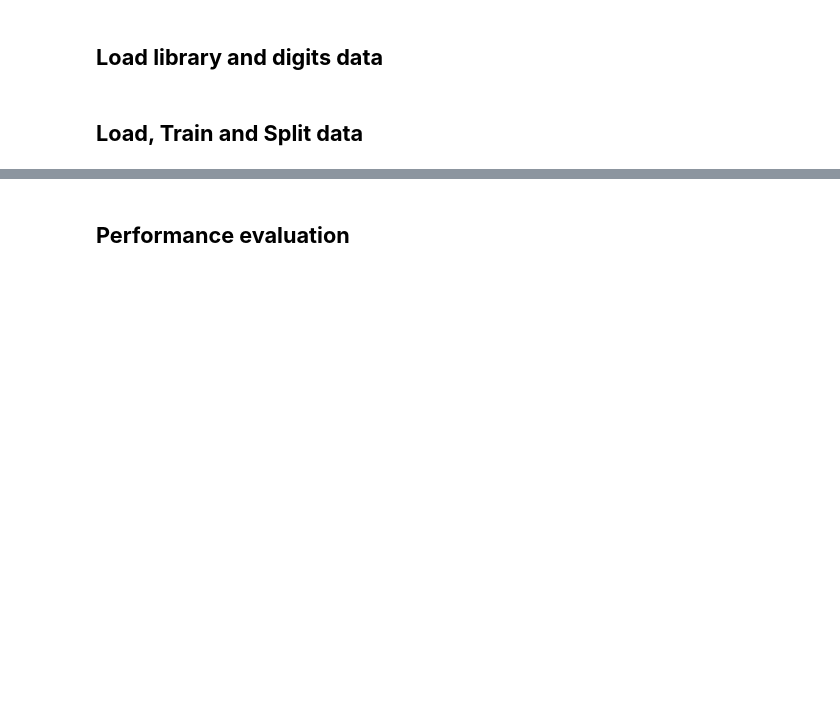
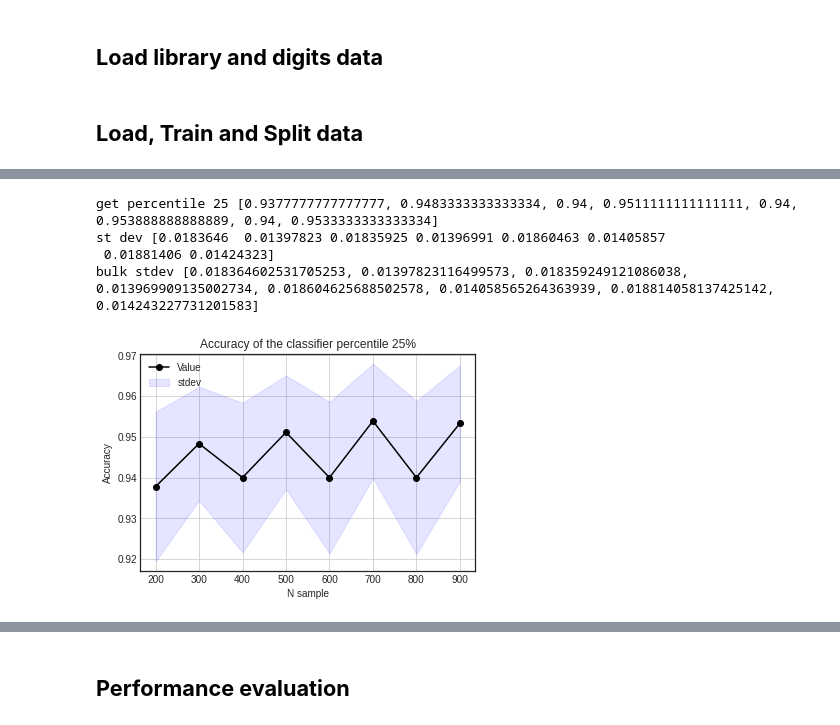
Before and after one commit to hafizbudi/active-learning, a Jupyter notebook: Digits_RS.ipynb, the cells around one changed output, grey strips where cells are left out. Saved outputs shown, nothing was run; the diff lists cells and outputs as text; code cells hidden in the pictures; blank space fills up the shorter version.

Commit message:
Update on percentile and stdev plot

```diff
--- a/Digits_RS.ipynb
+++ b/Digits_RS.ipynb
@@ -31,0 +33,14 @@ accuracy_result = []
+# %%
+digits = load_digits()
+
+# array to save number of instance and accuracy result
+instance_number = []
+accuracy_result = []
+
+# flatten into 1d array
+n_samples = len(digits.images)
+X = digits.images.reshape((n_samples, -1))
+Y = digits.target
+
+# train test split
+X_train, X_test, y_train, y_test = train_test_split(X, Y, test_size=0.25, shuffle=True)
@@ -31,0 +221,38 @@ accuracy_result = []
+# %%
+# calculate 25% percentiles
+def get_percentile25(arr,repeat):
+  res_getpercentile25 = []
+  for i in range(repeat):
+    x = np.percentile(arr[i],25)
+    res_getpercentile25.append(x)
+  return res_getpercentile25
+bulk_getpercentile25 = get_percentile25(bulk_array,dp_len)
+print("get percentile 25", bulk_getpercentile25)
+
+# plot median
+xpoints = np.array([200,300,400,500,600,700,800,900])
+ypoints = np.array([bulk_getpercentile25[i] for i in range(dp_len)])
+# ymean = np.array([bulk_avg[i] for i in range(dp_len)])
+# print("ymean",ymean)
+error = np.array([bulk_stdev[i] for i in range(dp_len)])
+print("st dev",error)
+
+with plt.style.context('seaborn-white'):
+   plt.title('Accuracy of the classifier percentile 25%')
+   plt.plot(xpoints,ypoints, label='Value', marker='o',color='k')
+
+   # show standard deviation
+   plt.fill_between(xpoints, ypoints-error, ypoints+error,color='blue',alpha=0.1,label='stdev')
+
+   #plt.gca().xaxis.set_major_locator(mticker.MultipleLocator(1))
+   plt.legend(loc='upper left')
+   plt.xlabel("N sample")
+   plt.ylabel("Accuracy")
+   plt.grid()
+   plt.show()
+# %% [output]
+get percentile 25 [0.9377777777777777, 0.9483333333333334, 0.94, 0.9511111111111111, 0.94, 0.953888888888889, 0.94, 0.9533333333333334]
+st dev [0.0183646  0.01397823 0.01835925 0.01396991 0.01860463 0.01405857
+ 0.01881406 0.01424323]
+bulk stdev [0.018364602531705253, 0.01397823116499573, 0.018359249121086038, 0.013969909135002734, 0.018604625688502578, 0.014058565264363939, 0.018814058137425142, 0.014243227731201583]
+[figure, added]
```
Also changed, not shown: parts of 16 cells of this notebook.
